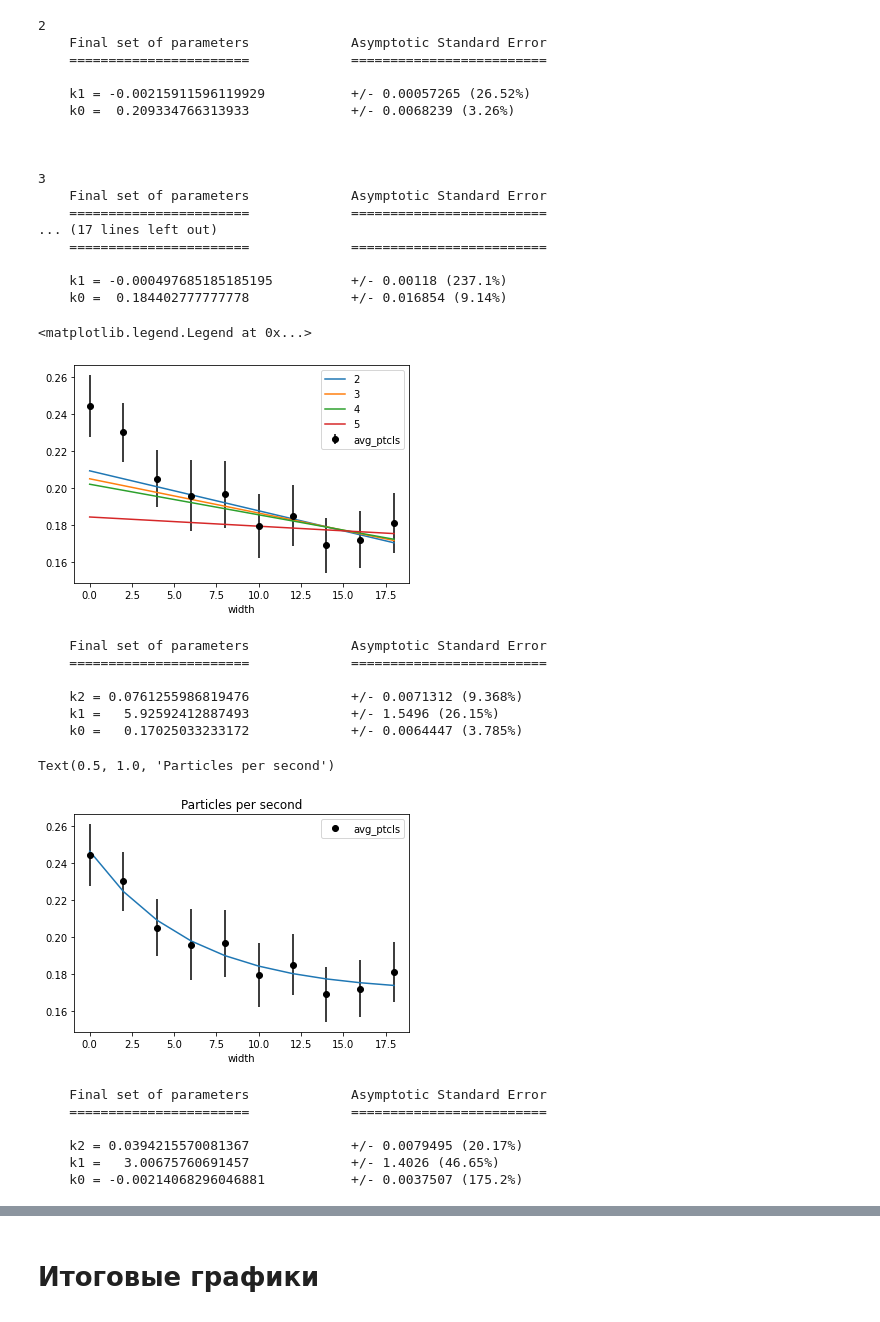
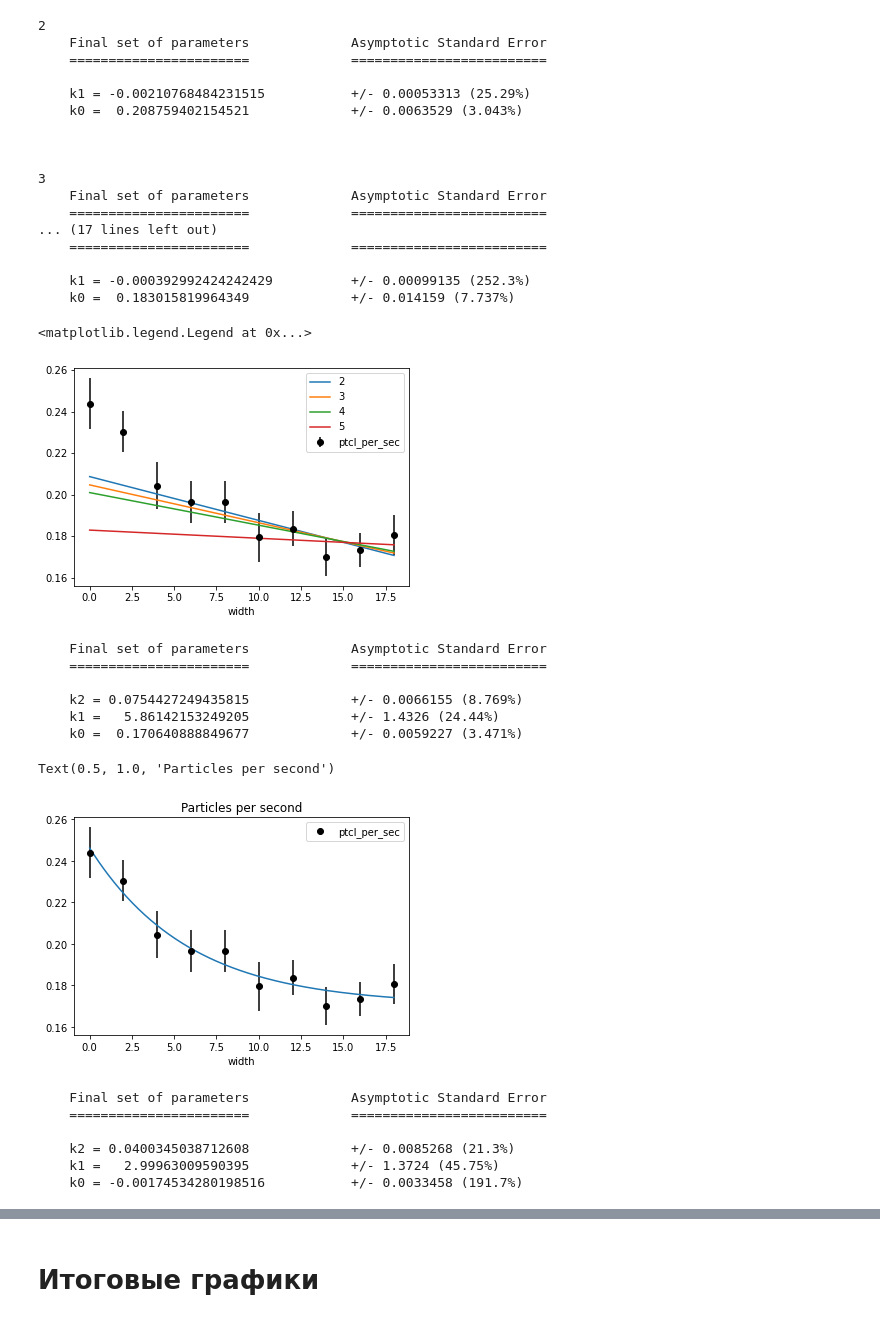
Before and after one commit to V1ad0S/quantum-physics-labs, a Jupyter notebook: 5.7.4/processing.ipynb, the cells around one changed output, grey strips where cells are left out. Saved outputs shown, nothing was run; the diff lists cells and outputs as text; code cells hidden in the pictures.

```diff
--- a/5.7.4/processing.ipynb
+++ b/5.7.4/processing.ipynb
@@ -14,4 +15,3 @@ data = pd.concat([data1, data2], ignore_index=True)
 # %%
 data['ptcl_per_sec'] = data['particles'] / data['time']
-data['width'] = plates.cumsum()[data['plates']]
-data['width'] = 2 * data['plates']
+data.plot(x='plates', y='ptcl_per_sec', fmt='ok', yerr=(data['particles'] ** (-0.5) * data['ptcl_per_sec']))
@@ -19,0 +21,7 @@ eps_err = np.sqrt(data['particles']) / data['particles']
+# %%
+df = data.sort_values(by=['plates']).drop_duplicates(subset=['plates'], ignore_index=True).loc[:, ['time2', 'ptcls2', 'plates']]
+df.columns = ['time', 'particles', 'plates']
+df['width'] = df['plates'] * 2
+df['ptcl_per_sec'] = df['particles'] / df['time']
+
+df
@@ -20,3 +40,4 @@ eps_err = np.sqrt(data['particles']) / data['particles']
 # %%
-data.plot(x='plates', y='ptcl_per_sec', fmt='ok', yerr=(eps_err * data['ptcl_per_sec']))
+sigma_gnrl = (df['particles'] ** (-0.5) * df['ptcl_per_sec']).to_numpy()
+df.plot(x='width', y='ptcl_per_sec', fmt='ok', yerr=sigma_gnrl)
 # %% [output]
@@ -34,33 +46,33 @@ data_s = data.sort_values(by=['plates']).drop_duplicates(subset=['plates']).loc[
+# %%
+x = np.linspace(df.width.min(), df.width.max(), 200)
 # %%
 fig, ax = plt.subplots()
-sigma_gnrl = (eps_err[data_s.index] * data_s['avg_ptcls']).to_numpy()
-data_s.plot(x='width', y='avg_ptcls', ax=ax, fmt='ok',
-            yerr=sigma_gnrl)
+df.plot(x='width', y='ptcl_per_sec', ax=ax, fmt='ok', yerr=sigma_gnrl)
 for i in range(2, 6):
-    popt_i, pcov_i = np.polyfit(data_s['width'][i:], data_s['avg_ptcls'][i:], deg=1, cov=True)
-    ax.plot(data_s['width'], np.polyval(popt_i, data_s['width']), label=f'{i}')
+    popt_i, pcov_i = np.polyfit(df['width'][i:], df['ptcl_per_sec'][i:], deg=1, cov=True)
+    ax.plot(x, np.polyval(popt_i, x), label=f'{i}')
     print(i, end='')
     print_errors(popt_i, pcov_i)
     print('\n')
 ax.legend()
 # %% [output]
 2
     Final set of parameters             Asymptotic Standard Error
     =======================             =========================
 
-    k1 = -0.00215911596119929           +/- 0.00057265 (26.52%)
-    k0 =  0.209334766313933             +/- 0.0068239 (3.26%)
+    k1 = -0.00210768484231515           +/- 0.00053313 (25.29%)
+    k0 =  0.208759402154521             +/- 0.0063529 (3.043%)
 
 
 
 3
     Final set of parameters             Asymptotic Standard Error
     =======================             =========================
 ... (17 lines left out)
     =======================             =========================
 
-    k1 = -0.000497685185185195          +/- 0.00118 (237.1%)
-    k0 =  0.184402777777778             +/- 0.016854 (9.14%)
+    k1 = -0.000392992424242429          +/- 0.00099135 (252.3%)
+    k0 =  0.183015819964349             +/- 0.014159 (7.737%)
 <matplotlib.legend.Legend at 0x...>
-[figure, old version]
+[figure, new version]
 # %%
@@ -69,20 +81,20 @@ def approx_func(width, N0, lmbd, C):
 # %%
-popt_gnrl, pcov_gnrl = curve_fit(approx_func, data_s['width'], data_s['avg_ptcls'])
-gnrl_apx_std = np.absolute(data_s['avg_ptcls'] - approx_func(data['width'], *popt_gnrl)).std()
+popt_gnrl, pcov_gnrl = curve_fit(approx_func, df['width'], df['ptcl_per_sec'])
+gnrl_apx_std = np.absolute(df['ptcl_per_sec'] - approx_func(df['width'], *popt_gnrl)).std()
 print_errors(popt_gnrl, pcov_gnrl)
 # %% [output]
     Final set of parameters             Asymptotic Standard Error
     =======================             =========================
 
-    k2 = 0.0761255986819476             +/- 0.0071312 (9.368%)
-    k1 =   5.92592412887493             +/- 1.5496 (26.15%)
-    k0 =   0.17025033233172             +/- 0.0064447 (3.785%)
+    k2 = 0.0754427249435815             +/- 0.0066155 (8.769%)
+    k1 =   5.86142153249205             +/- 1.4326 (24.44%)
+    k0 =  0.170640888849677             +/- 0.0059227 (3.471%)
 # %%
-data_s.plot(x='width', y='avg_ptcls', fmt='ok', yerr=sigma_gnrl)
-plt.plot(data_s['width'], approx_func(data_s['width'], *popt_gnrl))
+df.plot(x='width', y='ptcl_per_sec', fmt='ok', yerr=sigma_gnrl)
+plt.plot(x, approx_func(x, *popt_gnrl))
 plt.title('Particles per second')
 # %% [output]
 Text(0.5, 1.0, 'Particles per second')
-[figure, old version]
+[figure, new version]
 # %%
 n = 2
@@ -92,14 +104,14 @@ data_s['soft'] = data_s['avg_ptcls'] - np.polyval(popt_line, data_s['width'])
 
 sigma_soft = np.sqrt(line_apx_std ** 2 + sigma_gnrl ** 2)
 # %%
-popt_soft, pcov_soft = curve_fit(approx_func, data_s['width'], data_s['soft'], sigma=sigma_soft)
-soft_apx_std = np.absolute(data_s['soft'] - approx_func(data['width'], *popt_soft)).std()
+popt_soft, pcov_soft = curve_fit(approx_func, df['width'], df['soft'], sigma=sigma_soft)
+soft_apx_std = np.absolute(df['soft'] - approx_func(df['width'], *popt_soft)).std()
 print_errors(popt_soft, pcov_soft)
 # %% [output]
     Final set of parameters             Asymptotic Standard Error
     =======================             =========================
 
-    k2 = 0.0394215570081367             +/- 0.0079495 (20.17%)
-    k1 =   3.00675760691457             +/- 1.4026 (46.65%)
-    k0 = -0.00214068296046881           +/- 0.0037507 (175.2%)
+    k2 = 0.0400345038712608             +/- 0.0085268 (21.3%)
+    k1 =   2.99963009590395             +/- 1.3724 (45.75%)
+    k0 = -0.00174534280198516           +/- 0.0033458 (191.7%)
 # %%
```
Also changed, not shown: parts of 24 cells of this notebook, 7 other files.
